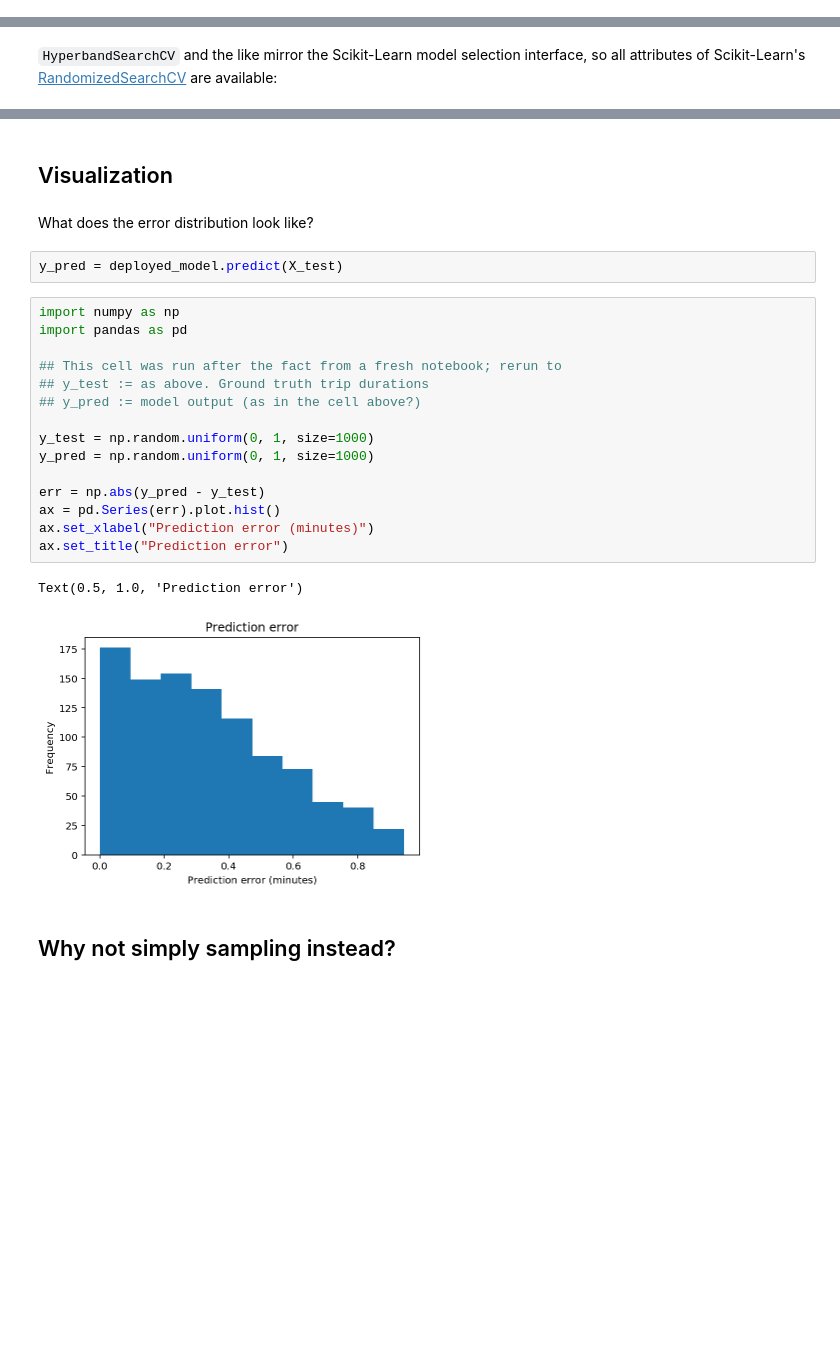
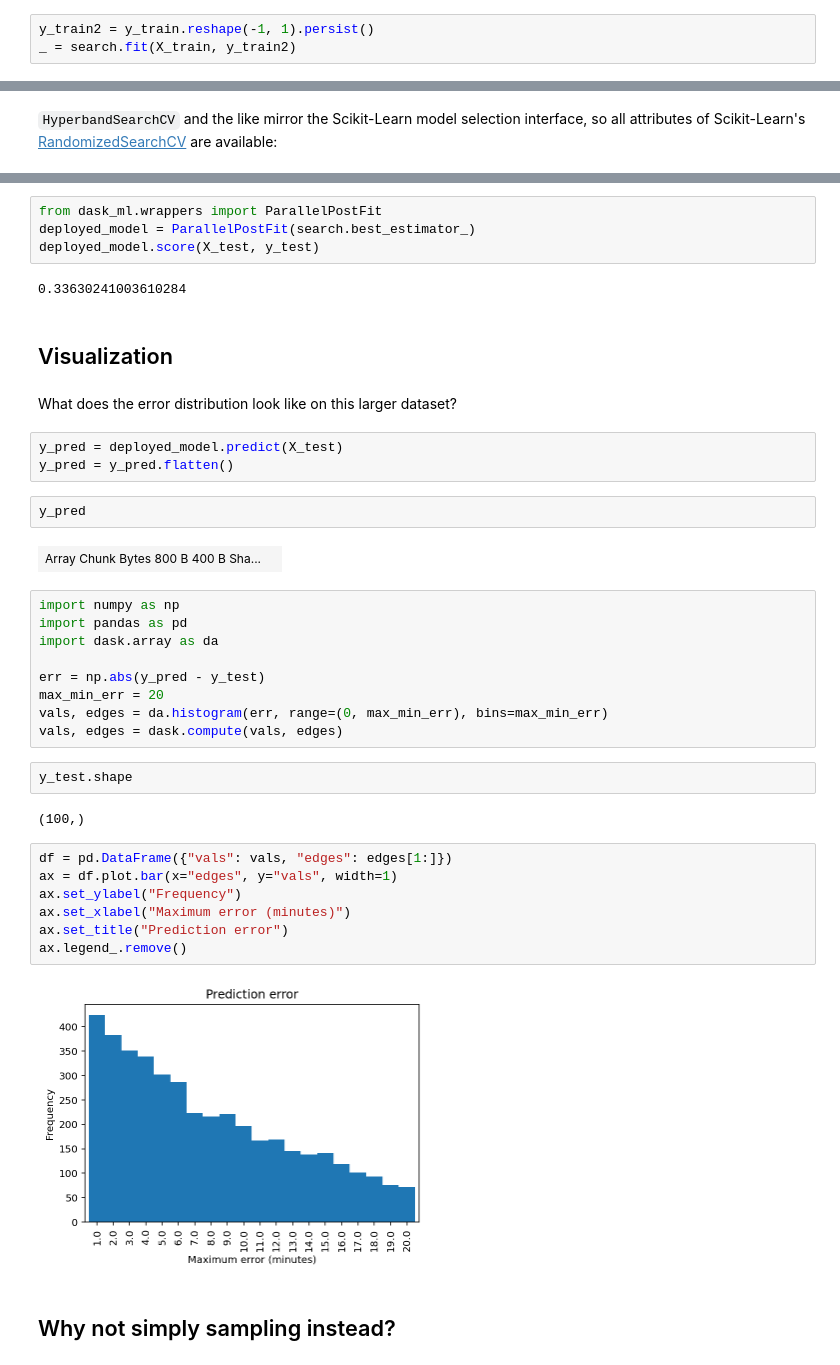
Before and after one commit to coiled/coiled-examples, a Jupyter notebook: hyper-parameter-optimization.ipynb, the cells around one changed output, grey strips where cells are left out. Cells and saved outputs as stored; diff of their text form; blank space fills up the shorter version.

```diff
--- a/hyper-parameter-optimization.ipynb
+++ b/hyper-parameter-optimization.ipynb
@@ -138,0 +146,3 @@ KeyboardInterrupt:
+# %%
+y_train2 = y_train.reshape(-1, 1).persist()
+_ = search.fit(X_train, y_train2)
@@ -161,27 +207,42 @@ search.best_params_
+# %%
+from dask_ml.wrappers import ParallelPostFit
+deployed_model = ParallelPostFit(search.best_estimator_)
+deployed_model.score(X_test, y_test)
+# %% [output]
+0.33630241003610284
 # %% [markdown]
 ## Visualization
 # %% [markdown]
-What does the error distribution look like?
+What does the error distribution look like on this larger dataset?
 # %%
 y_pred = deployed_model.predict(X_test)
+y_pred = y_pred.flatten()
-# %%
-import numpy as np
-import pandas as pd
-
-## This cell was run after the fact from a fresh notebook; rerun to
-## y_test := as above. Ground truth trip durations
-## y_pred := model output (as in the cell above?)
-
-y_test = np.random.uniform(0, 1, size=1000)
-y_pred = np.random.uniform(0, 1, size=1000)
-
-err = np.abs(y_pred - y_test)
-ax = pd.Series(err).plot.hist()
-ax.set_xlabel("Prediction error (minutes)")
-ax.set_title("Prediction error")
-# %% [output]
-Text(0.5, 1.0, 'Prediction error')
-[figure, removed]
+# %%
+y_pred
+# %% [output]
+| Array Chunk Bytes 800 B 400 B Sha... |  |
+# %%
+import numpy as np
+import pandas as pd
+import dask.array as da
+
+err = np.abs(y_pred - y_test)
+max_min_err = 20
+vals, edges = da.histogram(err, range=(0, max_min_err), bins=max_min_err)
+vals, edges = dask.compute(vals, edges)
+# %%
+y_test.shape
+# %% [output]
+(100,)
+# %%
+df = pd.DataFrame({"vals": vals, "edges": edges[1:]})
+ax = df.plot.bar(x="edges", y="vals", width=1)
+ax.set_ylabel("Frequency")
+ax.set_xlabel("Maximum error (minutes)")
+ax.set_title("Prediction error")
+ax.legend_.remove()
+# %% [output]
+[figure, added]
 # %% [markdown]
 ## Why not simply sampling instead?
 # %% [markdown]
```
Also changed, not shown: parts of 30 cells of this notebook.
